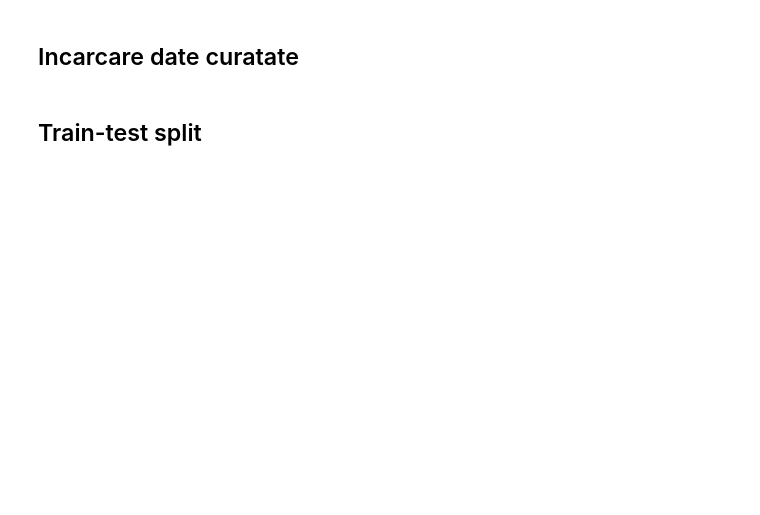
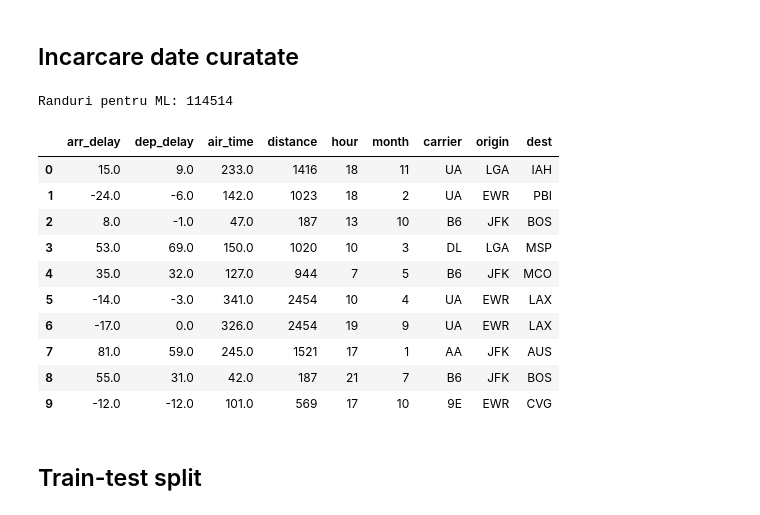
Before and after one commit to Alexandru-Zosin/proiect_hadoop_spark, a Jupyter notebook: notebooks/04_ml_models.ipynb, the cells around one changed output. Cells and saved outputs as stored; diff of their text form; code cells hidden in the pictures; blank space fills up the shorter version.

```diff
--- a/notebooks/04_ml_models.ipynb
+++ b/notebooks/04_ml_models.ipynb
@@ -31,27 +37,44 @@ from pyspark.ml.evaluation import RegressionEvaluator
 # %% [markdown]
 ## Incarcare date curatate
 # %%
-CLEAN_CSV_PATH = "hdfs://master:9000/flights/processed/flights_clean_csv"
+HDFS_CLEAN_CSV = "hdfs://master:9000/flights/clean"
 
 df = (
     spark.read
     .option("header", True)
     .option("inferSchema", True)
-    .csv(CLEAN_CSV_PATH)
+    .csv(HDFS_CLEAN_CSV)
     .repartition(4)
 )
 
 # Selectam doar coloane utile pentru model.
 model_df = df.select(
     "arr_delay", "dep_delay", "air_time", "distance", "hour", "month", "carrier", "origin", "dest"
 ).dropna()
 
 # Esantion optional pentru laptop slab. Daca merge repede, comentati linia sample.
 model_df = model_df.sample(False, 0.35, seed=42)
 model_df = model_df.cache()
 
 print("Randuri pentru ML:", model_df.count())
-model_df.show(5, truncate=False)
+model_df.select(
+    "arr_delay", "dep_delay", "air_time",
+    "distance", "hour", "month",
+    "carrier", "origin", "dest"
+).limit(10).toPandas()
+# %% [output]
+Randuri pentru ML: 114514
+|  | arr_delay | dep_delay | air_time | distance | hour | month | carrier | origin | dest |
+| 0 | 15.0 | 9.0 | 233.0 | 1416 | 18 | 11 | UA | LGA | IAH |
+| 1 | -24.0 | -6.0 | 142.0 | 1023 | 18 | 2 | UA | EWR | PBI |
+| 2 | 8.0 | -1.0 | 47.0 | 187 | 13 | 10 | B6 | JFK | BOS |
+| 3 | 53.0 | 69.0 | 150.0 | 1020 | 10 | 3 | DL | LGA | MSP |
+| 4 | 35.0 | 32.0 | 127.0 | 944 | 7 | 5 | B6 | JFK | MCO |
+| 5 | -14.0 | -3.0 | 341.0 | 2454 | 10 | 4 | UA | EWR | LAX |
+| 6 | -17.0 | 0.0 | 326.0 | 2454 | 19 | 9 | UA | EWR | LAX |
+| 7 | 81.0 | 59.0 | 245.0 | 1521 | 17 | 1 | AA | JFK | AUS |
+| 8 | 55.0 | 31.0 | 42.0 | 187 | 21 | 7 | B6 | JFK | BOS |
+| 9 | -12.0 | -12.0 | 101.0 | 569 | 17 | 10 | 9E | EWR | CVG |
 # %% [markdown]
 ## Train-test split
 # %%
```
Also changed, not shown: parts of 8 cells of this notebook, 4 other files.
